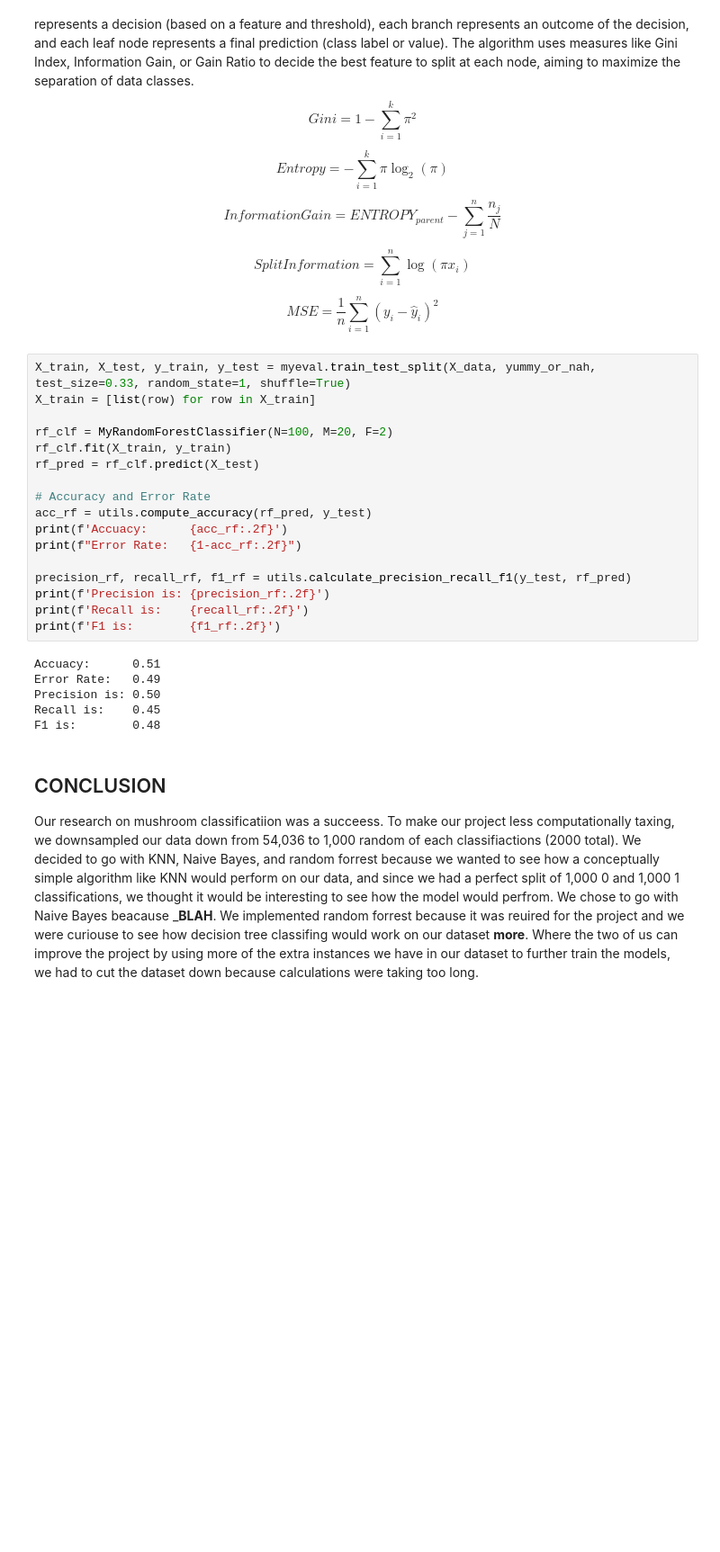
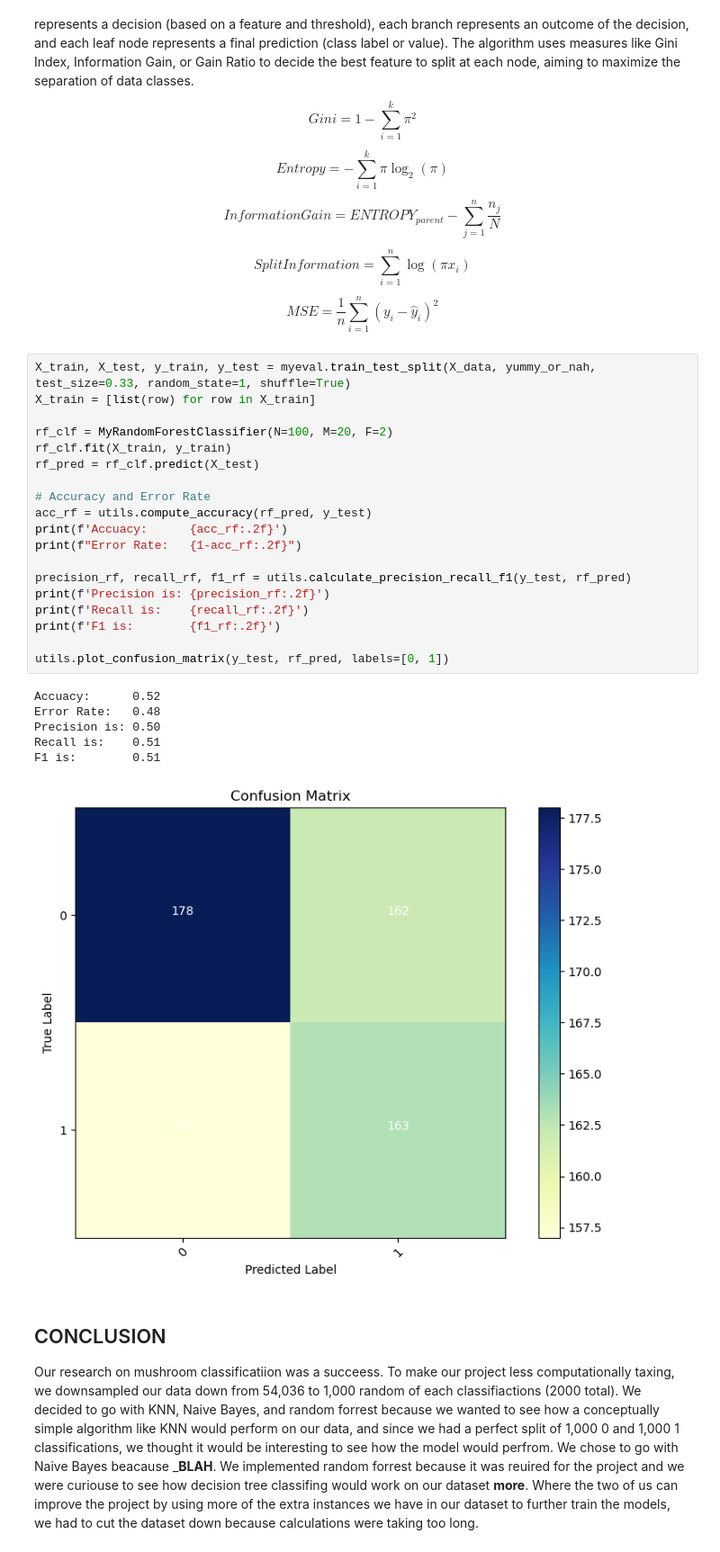
Before and after one commit to TommyD-GU/CPSC322finalProject, a Jupyter notebook: technicalreport.ipynb, the cells around one changed output. Shown at 90% size. Drawn from its saved outputs; the diff is of its cells as text; blank space fills up the shorter version.

```diff
--- a/technicalreport.ipynb
+++ b/technicalreport.ipynb
@@ -237,26 +231,29 @@ $$ MSE = \frac{1}{n} \sum_{i=1}^{n} (y_i - \hat{y}_i)^2 $$
 # %%
 X_train, X_test, y_train, y_test = myeval.train_test_split(X_data, yummy_or_nah, test_size=0.33, random_state=1, shuffle=True)
 X_train = [list(row) for row in X_train]
 
 rf_clf = MyRandomForestClassifier(N=100, M=20, F=2)
 rf_clf.fit(X_train, y_train)
 rf_pred = rf_clf.predict(X_test)
 
 # Accuracy and Error Rate
 acc_rf = utils.compute_accuracy(rf_pred, y_test)
 print(f'Accuacy:      {acc_rf:.2f}')
 print(f"Error Rate:   {1-acc_rf:.2f}")
 
 precision_rf, recall_rf, f1_rf = utils.calculate_precision_recall_f1(y_test, rf_pred)
 print(f'Precision is: {precision_rf:.2f}')
 print(f'Recall is:    {recall_rf:.2f}')
 print(f'F1 is:        {f1_rf:.2f}')
+
+utils.plot_confusion_matrix(y_test, rf_pred, labels=[0, 1])
 # %% [output]
-Accuacy:      0.51
-Error Rate:   0.49
+Accuacy:      0.52
+Error Rate:   0.48
 Precision is: 0.50
-Recall is:    0.45
-F1 is:        0.48
+Recall is:    0.51
+F1 is:        0.51
+[figure, added]
 # %% [markdown]
 ## CONCLUSION
 
```
Also changed, not shown: parts of 19 cells of this notebook.
